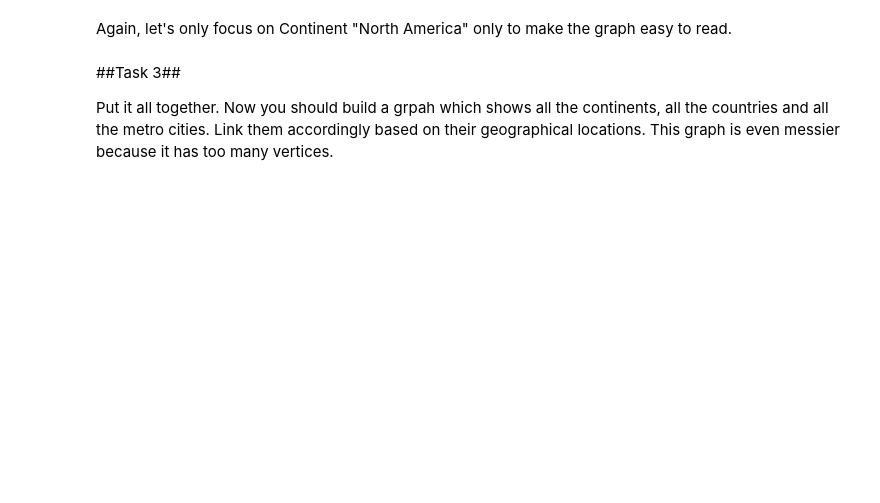
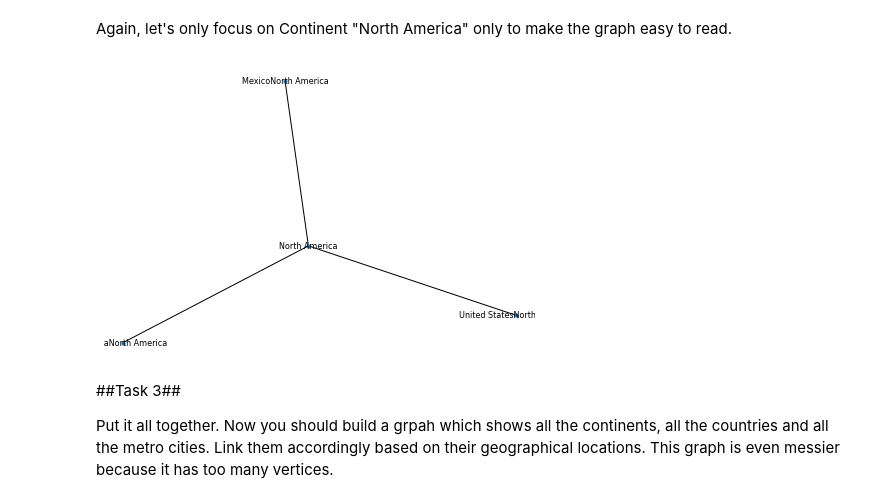
Before and after one commit to parkerburchett/BigDataClass, a Jupyter notebook: Parker_Burchett_Big_Data_Lab_5.ipynb, the cells around one changed output. Cells and saved outputs as stored; diff of their text form; code cells hidden in the pictures; blank space fills up the shorter version.

```diff
--- a/Parker_Burchett_Big_Data_Lab_5.ipynb
+++ b/Parker_Burchett_Big_Data_Lab_5.ipynb
@@ -183,3 +245,9 @@ Again, let's only focus on Continent "North America" only to make the graph easy
+# %%
+North_American_countires = GraphFrame(cc_vertices.filter("continent_name=='North America'"),cc_edges.filter("src=='North America'"))
+na_countires = nx.from_pandas_edgelist(North_American_countires.edges.toPandas(),'src','dst')
+nx.draw(na_countires, with_labels = True, node_size = 10, font_size =8 )
+# %% [output]
+[figure, added]
 # %% [markdown]
 ##Task 3##
 
```
Also changed, not shown: parts of 17 cells of this notebook, 1 other file.
